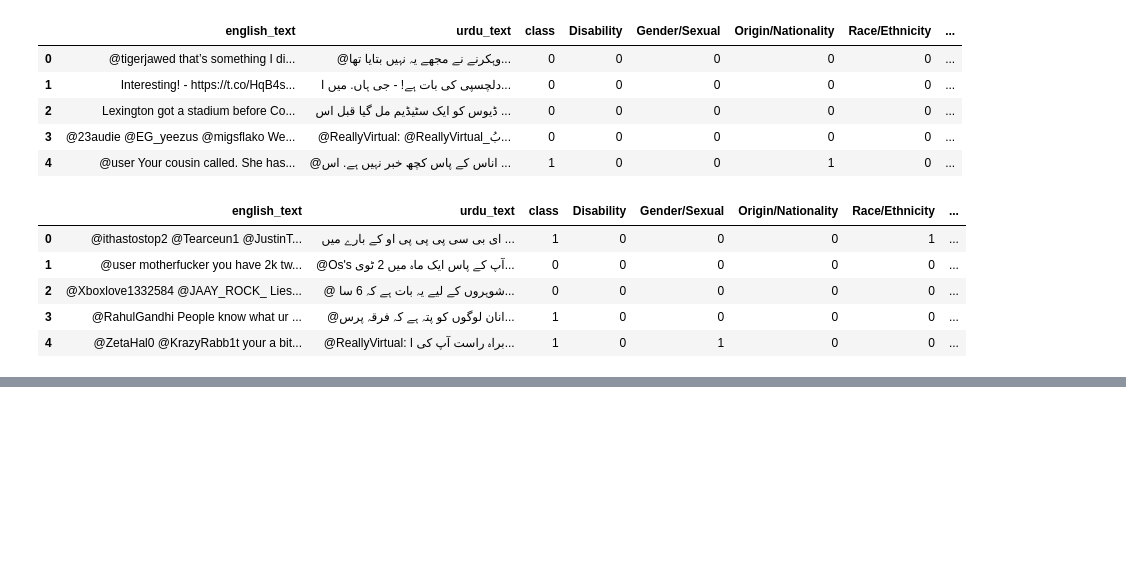
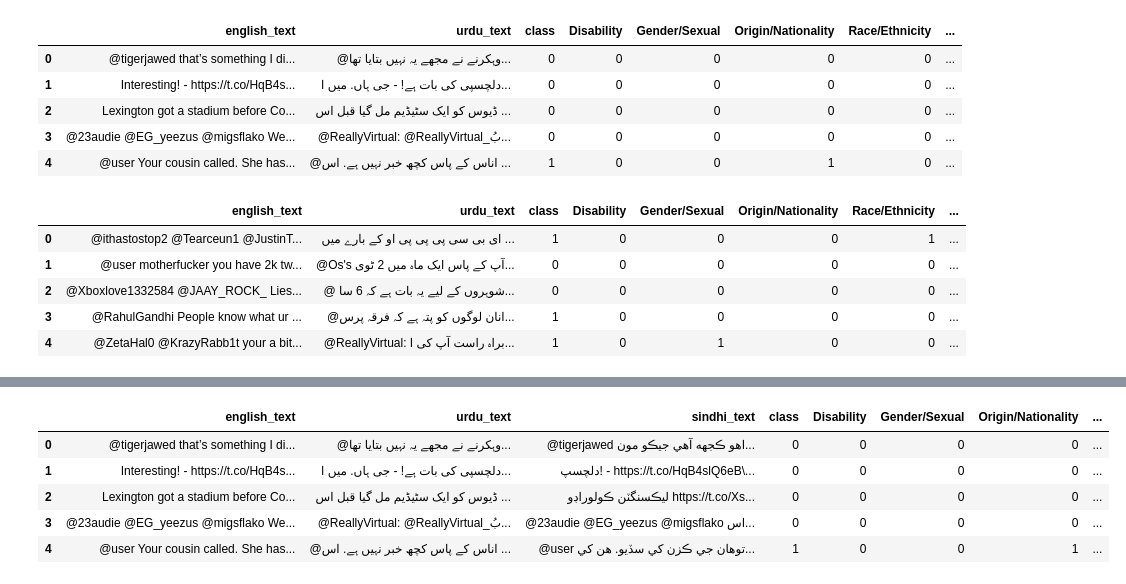
Before and after one commit to AbdulManaf12/Hate-Speech-Detection, a Jupyter notebook: Dataset Statistics/split_dataset.ipynb, the cells around one changed output, grey strips where cells are left out. Saved outputs shown, nothing was run; the diff lists cells and outputs as text; code cells hidden in the pictures; blank space fills up the shorter version.

```diff
--- a/Dataset Statistics/split_dataset.ipynb
+++ b/Dataset Statistics/split_dataset.ipynb
@@ -112,0 +147,9 @@ test.to_csv('dataset/test.csv', index=False)
+# %%
+val.head()
+# %% [output]
+|  | english_text | urdu_text | sindhi_text | class | Disability | Gender/Sexual | Origin/Nationality | ... |
+| 0 | @tigerjawed that’s something I di... | @وہکرنے نے مجھے یہ نہیں بتایا تھا... | @tigerjawed اهو ڪجهه آهي جيڪو مون... | 0 | 0 | 0 | 0 | ... |
+| 1 | Interesting! - https://t.co/HqB4s... | دلچسپی کی بات ہے! - جی ہاں. میں ا... | دلچسپ! - https://t.co/HqB4slQ6eB\... | 0 | 0 | 0 | 0 | ... |
+| 2 | Lexington got a stadium before Co... | ڈیوس کو ایک سٹیڈیم مل گیا قبل اس ... | ليڪسنگٽن ڪولوراڊو https://t.co/Xs... | 0 | 0 | 0 | 0 | ... |
+| 3 | @23audie @EG_yeezus @migsflako We... | @ReallyVirtual: @ReallyVirtual_بُ... | @23audie @EG_yeezus @migsflako اس... | 0 | 0 | 0 | 0 | ... |
+| 4 | @user Your cousin called. She has... | @اناس کے پاس کچھ خبر نہیں ہے. اس ... | @user توهان جي ڪزن کي سڏيو. هن کي... | 1 | 0 | 0 | 1 | ... |
```
Also changed, not shown: parts of 6 cells of this notebook, 1 other file.
